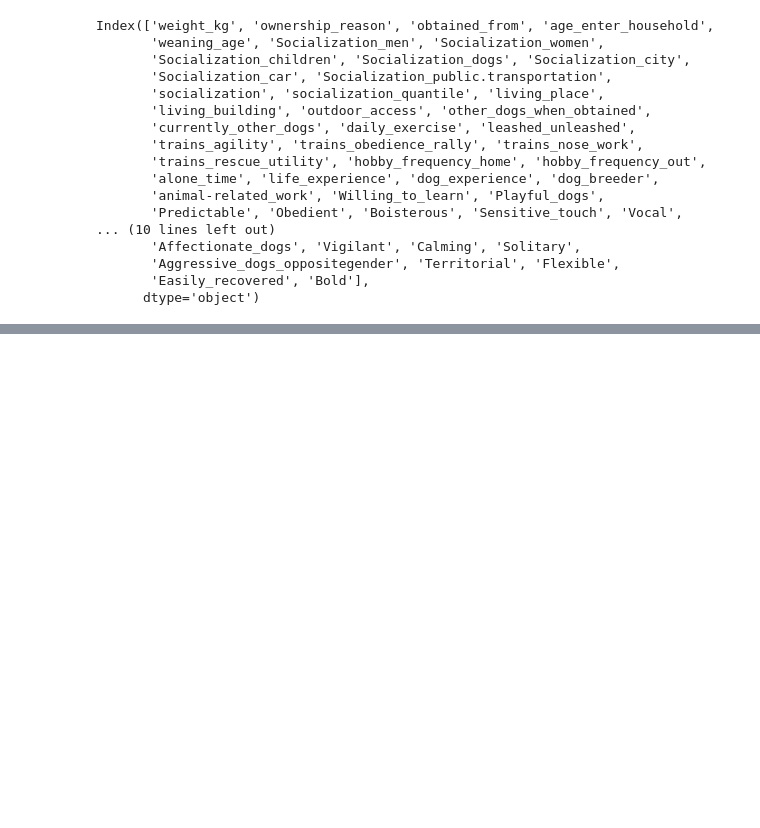
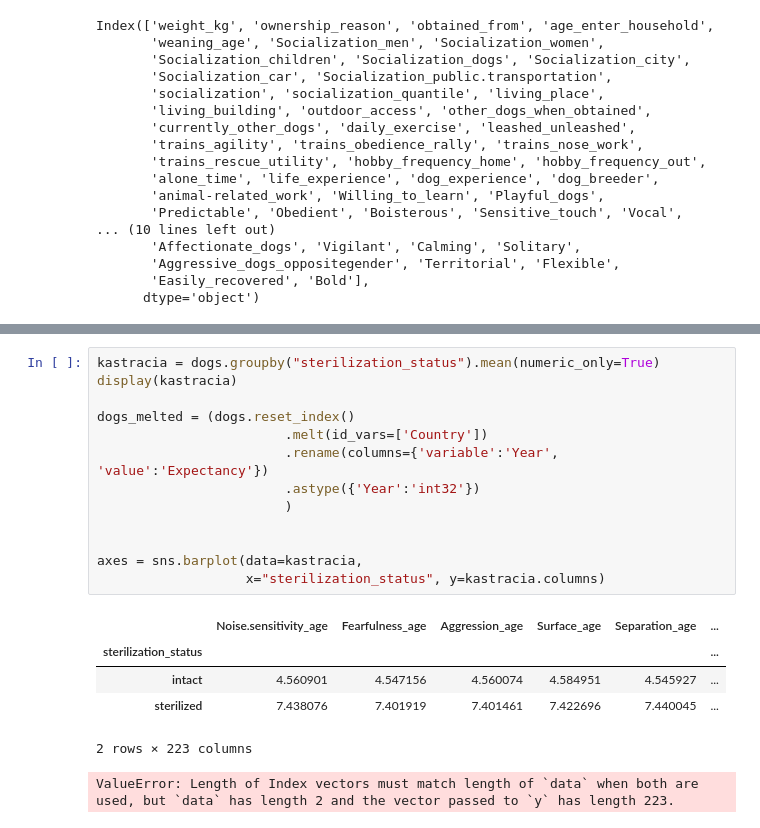
Before and after one commit to Retr-1/AnalyzaPsy, a Jupyter notebook: Analyza_psy.ipynb, the cells around one changed output, grey strips where cells are left out. Saved outputs shown, nothing was run; the diff lists cells and outputs as text; blank space fills up the shorter version.

```diff
--- a/Analyza_psy.ipynb
+++ b/Analyza_psy.ipynb
@@ -95 +114,21 @@ sns.barplot(data=dogs, x="sex", y="Aggressive_people", color="navy", label="Agai
 [figure]
+# %%
+kastracia = dogs.groupby("sterilization_status").mean(numeric_only=True)
+display(kastracia)
+
+dogs_melted = (dogs.reset_index()
+                        .melt(id_vars=['Country'])
+                        .rename(columns={'variable':'Year', 'value':'Expectancy'})
+                        .astype({'Year':'int32'})
+                        )
+
+
+axes = sns.barplot(data=kastracia,
+                   x="sterilization_status", y=kastracia.columns)
+# %% [output]
+|  | Noise.sensitivity_age | Fearfulness_age | Aggression_age | Surface_age | Separation_age | ... |
+| sterilization_status |  |  |  |  |  | ... |
+| intact | 4.560901 | 4.547156 | 4.560074 | 4.584951 | 4.545927 | ... |
+| sterilized | 7.438076 | 7.401919 | 7.401461 | 7.422696 | 7.440045 | ... |
+2 rows × 223 columns
+ValueError: Length of Index vectors must match length of `data` when both are used, but `data` has length 2 and the vector passed to `y` has length 223.
```
Also changed, not shown: parts of 2 cells of this notebook, 1 other file.
